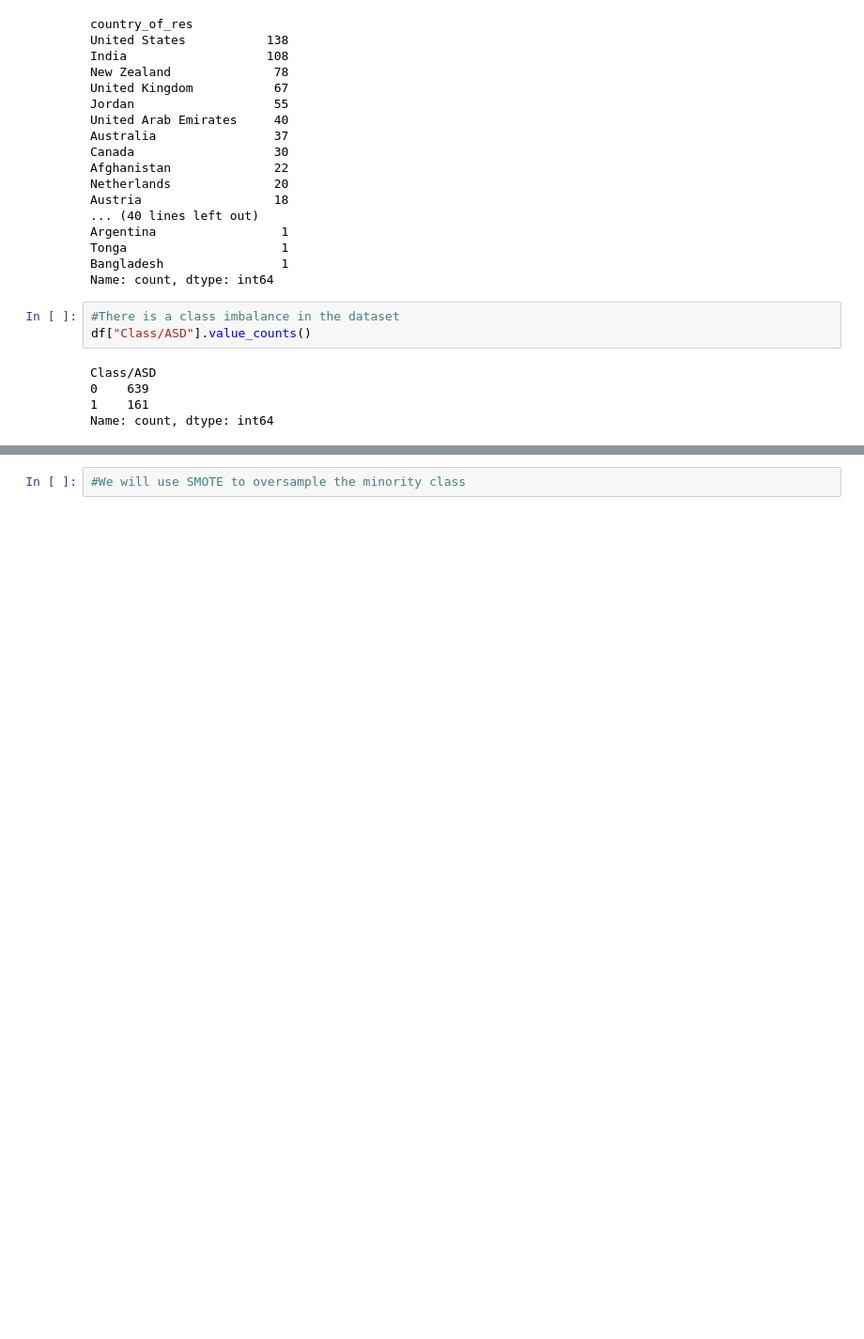
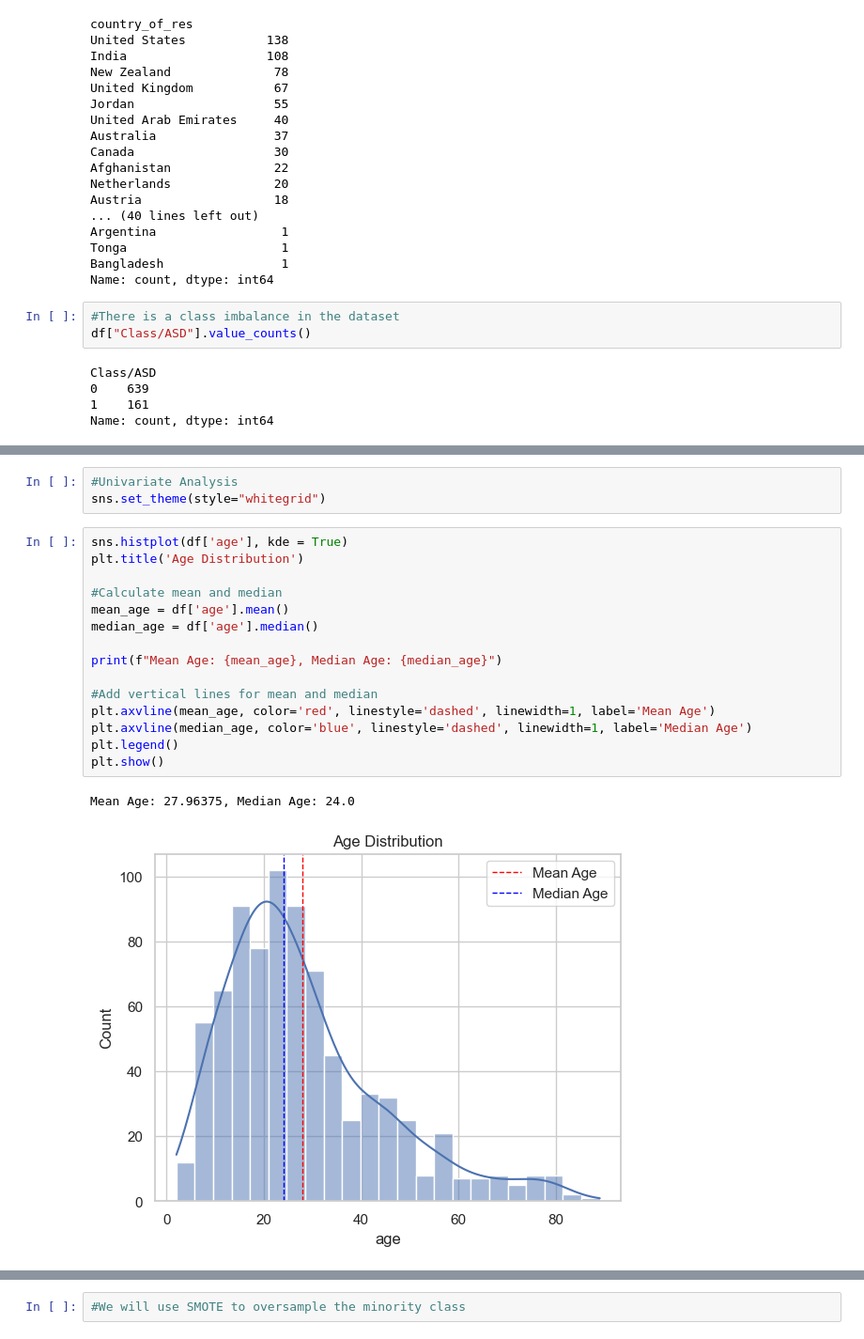
Before and after one commit to Charlene393/AutismPredictionSystem, a Jupyter notebook: model/autisimPrediction.ipynb, the cells around one changed output, grey strips where cells are left out. Shown at 94% size. Cells and saved outputs as stored; diff of their text form; blank space fills up the shorter version.

```diff
--- a/model/autisimPrediction.ipynb
+++ b/model/autisimPrediction.ipynb
@@ -215,0 +247,21 @@ Name: count, dtype: int64
+# %%
+#Univariate Analysis
+sns.set_theme(style="whitegrid")
+# %%
+sns.histplot(df['age'], kde = True)
+plt.title('Age Distribution')
+
+#Calculate mean and median
+mean_age = df['age'].mean()
+median_age = df['age'].median()
+
+print(f"Mean Age: {mean_age}, Median Age: {median_age}")
+
+#Add vertical lines for mean and median
+plt.axvline(mean_age, color='red', linestyle='dashed', linewidth=1, label='Mean Age')
+plt.axvline(median_age, color='blue', linestyle='dashed', linewidth=1, label='Median Age')
+plt.legend()
+plt.show()
+# %% [output]
+Mean Age: 27.96375, Median Age: 24.0
+[figure, added]
```
Also changed, not shown: parts of 22 cells of this notebook, 1 other file.
